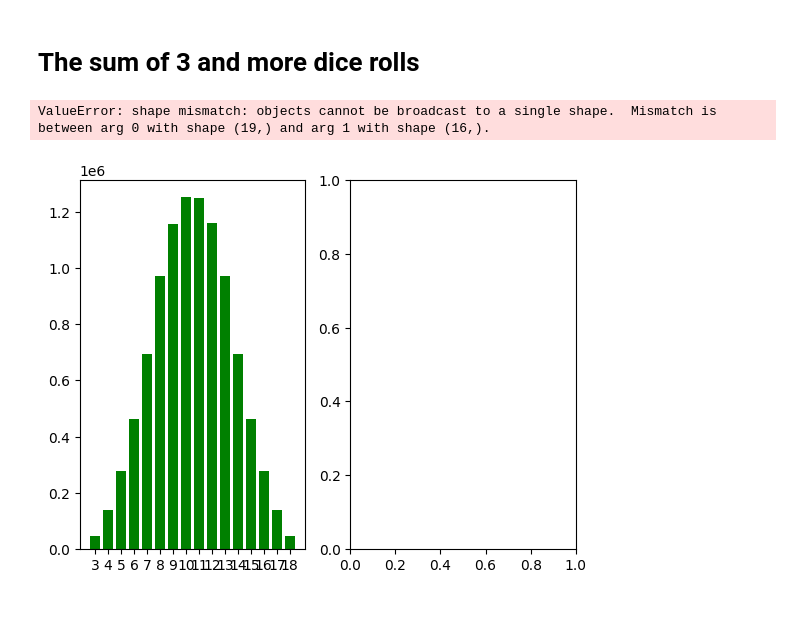
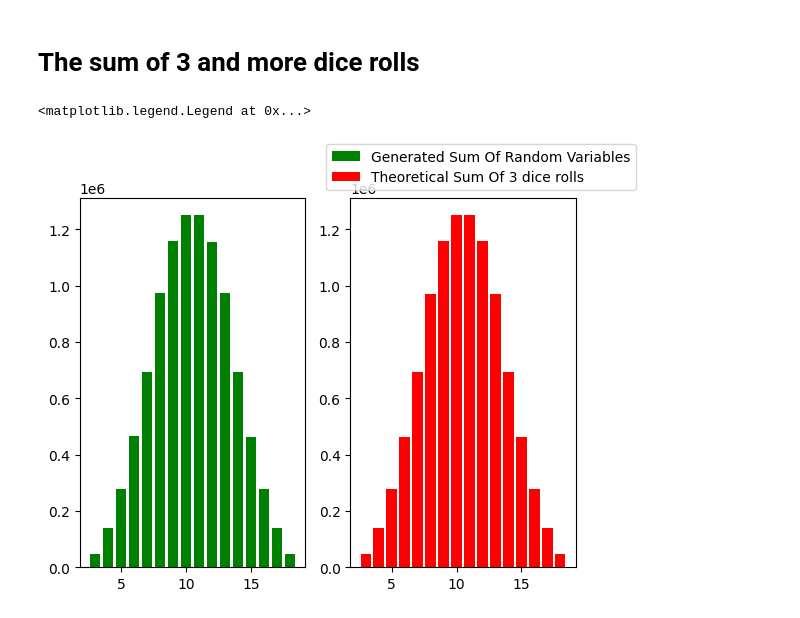
Before and after one commit to k1m-ch1/programming-files, a Jupyter notebook: statistics with numbers/3 - adding_discrete_rv.ipynb, the cells around one changed output. Drawn from its saved outputs; the diff is of its cells as text; code cells hidden in the pictures.

```diff
--- a/statistics with numbers/3 - adding_discrete_rv.ipynb
+++ b/statistics with numbers/3 - adding_discrete_rv.ipynb
@@ -100,24 +100,24 @@ fig.legend()
 # %%
 xk = np.arange(1, 7)
 pk = np.full(len(xk), 1/len(xk))
 
 dice = stats.rv_discrete(name="dice", values=(xk, pk))
 
 # Generating n samples and plotting its frequency
 n = 10_000_000
 generated_rolls = dice.rvs(size=n)+dice.rvs(size=n)+dice.rvs(size=n)
 unique, frequency = np.unique(generated_rolls, return_counts=True)
 
 fig, ax = plt.subplots(nrows=1, ncols=2)
 ax[0].bar(unique, frequency, label="Generated Sum Of Random Variables",color="green")
-ax[0].set_xticks(ticks=unique)
+# ax[0].set_xticks(ticks=unique)
 
 
 
 
 # Theoretical distribution using convolutions
-ax[1].bar(np.arange(1*3, 6*3+1, 1), np.convolve(np.convolve(dice.pmf(xk), dice.pmf(xk)), dice.pmf(xk))*n)
+ax[1].bar(np.arange(1*3, 6*3+1, 1), np.convolve(np.convolve(dice.pmf(xk), dice.pmf(xk)), dice.pmf(xk))*n, label="Theoretical Sum Of 3 dice rolls", color="red")
 fig.legend()
 # %% [output]
-ValueError: shape mismatch: objects cannot be broadcast to a single shape.  Mismatch is between arg 0 with shape (19,) and arg 1 with shape (16,).
+<matplotlib.legend.Legend at 0x...>
-[figure, old version]
+[figure, new version]
```
Also changed, not shown: 1 other file.
